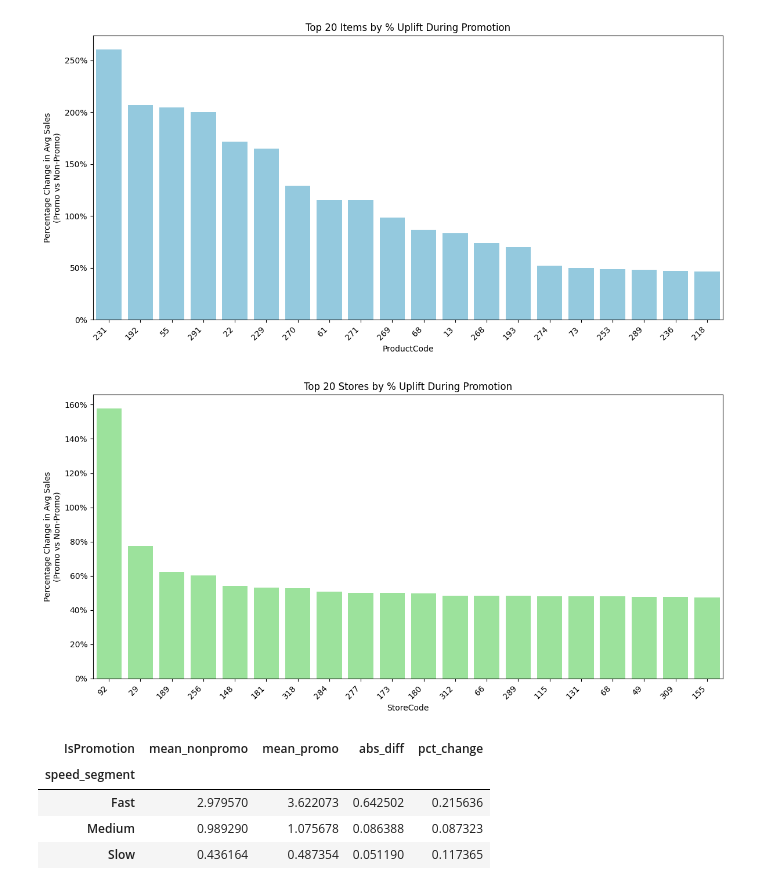
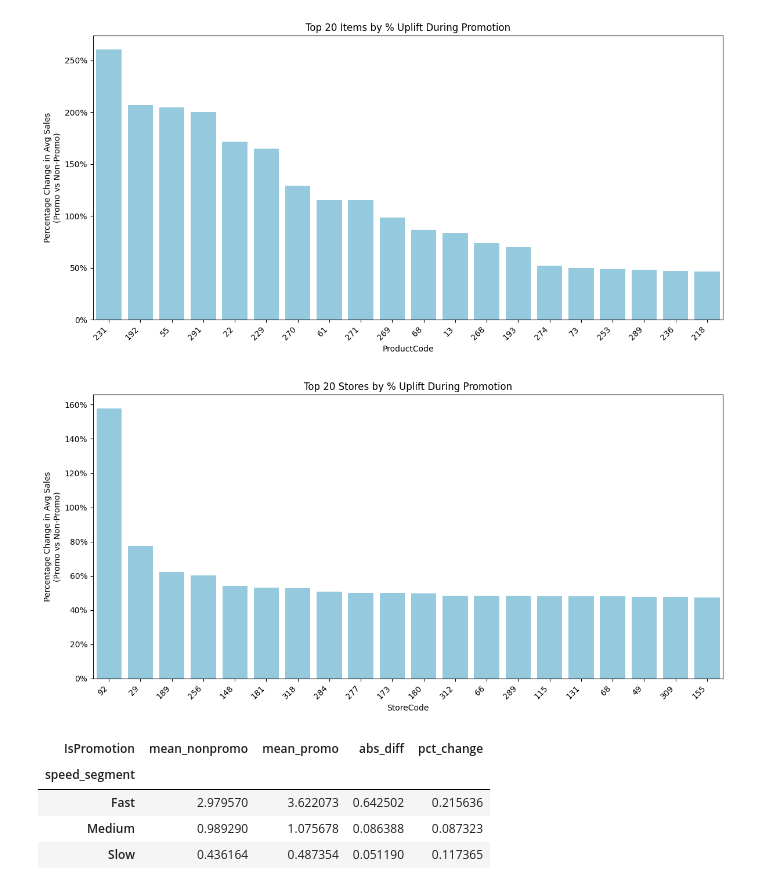
Before and after one commit to emrekaany/Promotion_Bump_DS_Case, a Jupyter notebook: promotion-bump.ipynb, the cells around one changed output. Drawn from its saved outputs; the diff is of its cells as text; code cells hidden in the pictures.

```diff
--- a/promotion-bump.ipynb
+++ b/promotion-bump.ipynb
@@ -701,35 +691,35 @@ store_promo_avg["pct_change"] = (
 top20_store = (
     store_promo_avg
     .sort_values("pct_change", ascending=False)
     .head(20)
     .reset_index()   # StoreCode için
 )
 
 # 5) Grafik
 plt.figure(figsize=(12, 6))
 
 order = top20_store.sort_values("pct_change", ascending=False)["StoreCode"]
 
 sns.barplot(
     data=top20_store,
     x="StoreCode",
     y="pct_change",
     order=order,
-    color="lightgreen"
+    color="skyblue"
 )
 
 plt.xticks(rotation=45, ha="right")
 plt.xlabel("StoreCode")
 plt.ylabel("Percentage Change in Avg Sales\n(Promo vs Non-Promo)")
 plt.title("Top 20 Stores by % Uplift During Promotion")
 
 # Y eksenini % formatına çevir
 plt.gca().yaxis.set_major_formatter(mtick.PercentFormatter(1.0))
 
 plt.tight_layout()
 plt.show()
 # %% [output]
-[figure, old version]
+[figure, new version]
 # %%
 import pandas as pd
 import numpy as np
```
Also changed, not shown: parts of 15 cells of this notebook.
